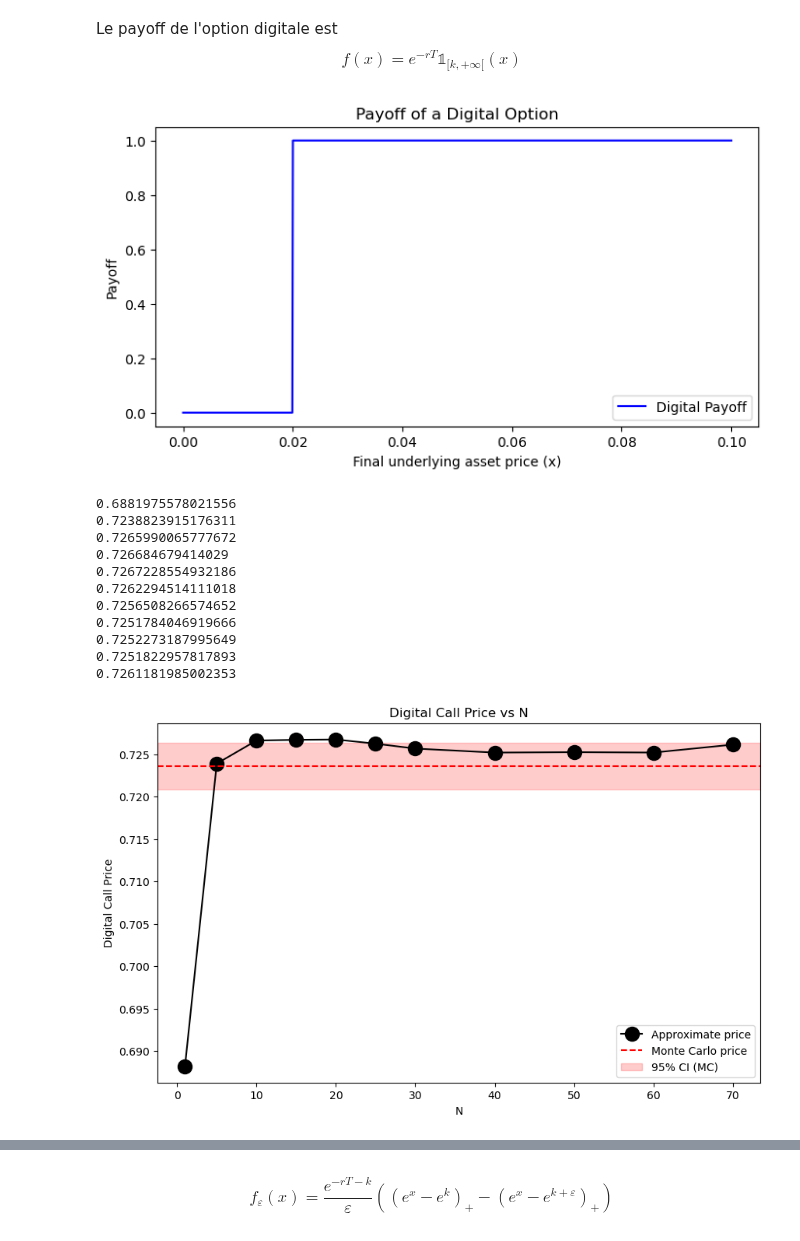
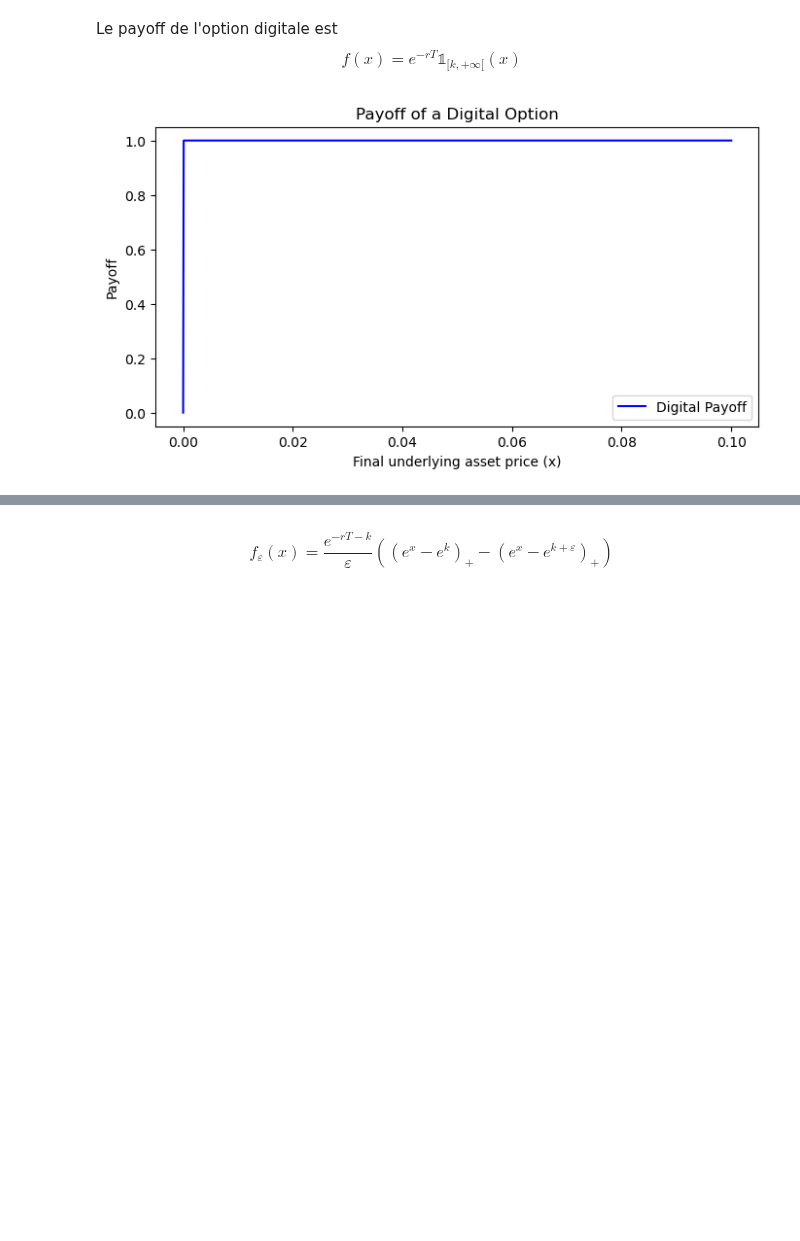
Before and after one commit to maxence2508/stage-cermics, a Jupyter notebook: jacobi.ipynb, the cells around one changed output, grey strips where cells are left out. Drawn from its saved outputs; the diff is of its cells as text; code cells hidden in the pictures; blank space fills up the shorter version.

```diff
--- a/jacobi.ipynb
+++ b/jacobi.ipynb
@@ -33,10 +33,10 @@ class JacobiPricing:
         dt = T / n_T
         sqrt_dt = np.sqrt(dt)
 
-        # Initialize path array: shape (n_paths, n_T + 1, 2)
+        # Initialize path
         paths = np.zeros((n_paths, n_T + 1, 2))
-        paths[:, 0, 0] = V0  # Initial variance
-        paths[:, 0, 1] = X0  # Initial log-price
+        paths[:, 0, 0] = V0
+        paths[:, 0, 1] = X0
 
         # Generate random normal variables: Z[:, :, 0] for dW1, Z[:, :, 1] for dW2
         Z = np.random.randn(n_paths, n_T, 2)
@@ -108,9 +108,9 @@ class JacobiPricing:
         mu2 = (k+eps-self.mu_w) / self.sigma_w
         nu2 = self.sigma_w
         I2 = self.I_call(N, mu2, nu2)
-        f[0] = np.exp(-self.r*T+self.mu_w) * I2[0] - np.exp(-self.r*T+k+eps) * norm.cdf(-mu2)
+        f[0] -= np.exp(-self.r*T+self.mu_w) * I2[0] - np.exp(-self.r*T+k+eps) * norm.cdf(-mu2)
         for i in range(1, N+1):
-            f[i] = np.exp(-self.r*T+self.mu_w) * (1/np.sqrt(factorial(i, exact=False))) * self.sigma_w * I2[i-1]
+            f[i] -= np.exp(-self.r*T+self.mu_w) * (1/np.sqrt(factorial(i, exact=False))) * self.sigma_w * I2[i-1]
 
         return f/eps
 
@@ -161,11 +161,8 @@ class JacobiPricing:
         E = np.zeros((M, N+1))
         for i in range(N+1):
             E[h[(0, i)], i] = 1
-        G_exp = expm(T * G)
 
-        l = H_lst @ G_exp @ E
-
-        return l
+        return H_lst @ expm(T * G) @ E
 
     def price_call(self, N, k, T):
         f = self.f_call(N, k, T)
@@ -338,75 +344,39 @@ rho = -0.5
 kappa = 0.5
 theta = 0.04
 delta = 0.
-k = 0.02
+k = 0.0
 T = 1/12
 r = 0.
-sigma_w = sigma
-mu_w = 0.1
 sigma_w = np.sqrt((V0-theta)*(1-np.exp(1-np.exp(-kappa*T)))/kappa + theta*T)
 mu_w = X0 + (r-delta-theta/2)*T + (V0-theta)*(np.exp(-kappa*T)-1)/(2*kappa)
 
 def payoff_digital(x):
     return np.exp(-r*T) * np.where(x > k, 1.0, 0.0)
 
 # X-axis: possible values of the underlying asset price at maturity
 x_vals = np.linspace(0, 0.1, 1000)
 y_vals = payoff_digital(x_vals)
 
 # Plot the payoff graph
 plt.figure(figsize=(8, 4))
 plt.plot(x_vals, y_vals, label='Digital Payoff', color='blue')
 plt.title('Payoff of a Digital Option')
 plt.xlabel('Final underlying asset price (x)')
 plt.ylabel('Payoff')
 plt.legend()
 plt.show()
 
 # Model
 model = JacobiPricing(V0, X0, v_min, v_max, sigma, rho, kappa, theta, delta, mu_w, sigma_w, r)
 
 # Monte Carlo simulation
 n_paths = 10**5
 paths = model.simulate_paths(V0, X0, 10**2, T, n_paths)
 digital_price_mc, digital_std_mc = model.monte_carlo(V0, X0, paths, payoff_digital)
 
 # Confidence interval
 std_error = digital_std_mc / np.sqrt(n_paths)
 ci_low = digital_price_mc - 1.96 * std_error
 ci_high = digital_price_mc + 1.96 * std_error
-
-# Price approximation for various N
-Ns = [1, 5, 10, 15, 20, 25, 30, 40, 50, 60, 70]
-digital_prices = []
-for N in Ns:
-    price = model.price_digital(N, k, T)
-    digital_prices.append(price)
-    print(price)
-
-# Plot
-plt.figure(figsize=(10, 6))
-plt.plot(Ns, digital_prices, marker='o', markersize=13, linestyle='-', color='black', label='Approximate price')
-
-# Monte Carlo reference line and 95% confidence interval
-plt.axhline(y=digital_price_mc, color='red', linestyle='--', label='Monte Carlo price')
-plt.axhspan(ci_low, ci_high, xmin=0, xmax=1, color='red', alpha=0.2, label='95% CI (MC)')
-
-plt.xlabel("N")
-plt.ylabel("Digital Call Price")
-plt.title("Digital Call Price vs N")
-plt.legend()
-plt.show()
 # %% [output]
-[figure, old version]
+[figure, new version]
-0.6881975578021556
-0.7238823915176311
-0.7265990065777672
-0.726684679414029
-0.7267228554932186
-0.7262294514111018
-0.7256508266574652
-0.7251784046919666
-0.7252273187995649
-0.7251822957817893
-0.7261181985002353
-[figure, removed]
```
Also changed, not shown: parts of 7 cells of this notebook, 1 other file.
